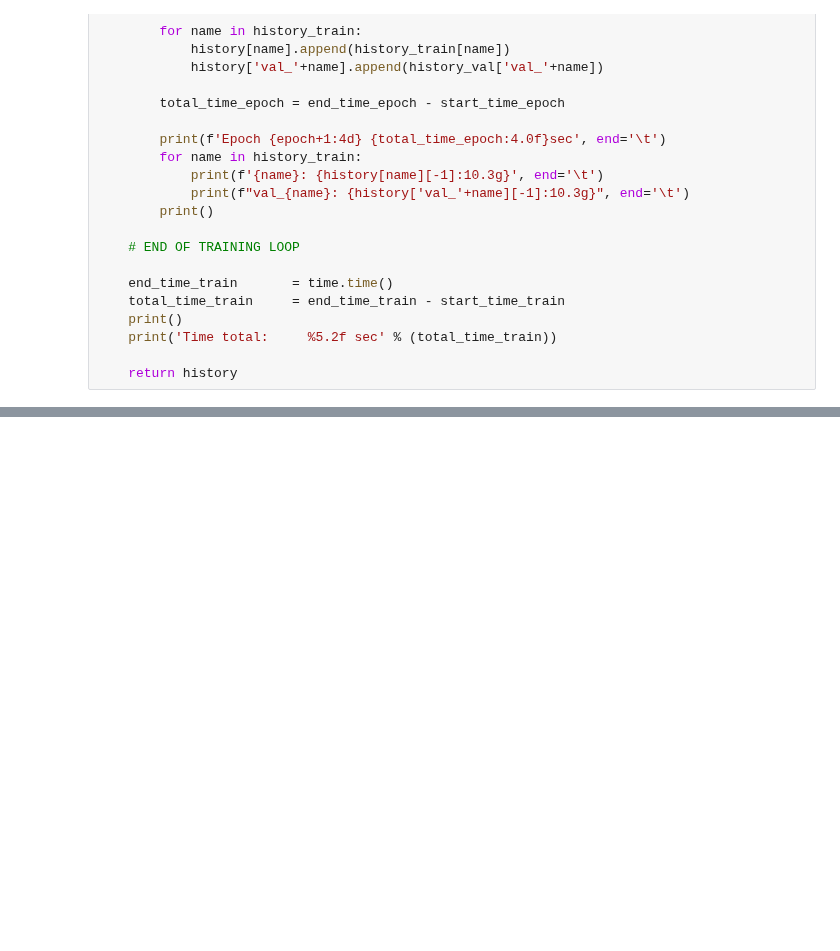
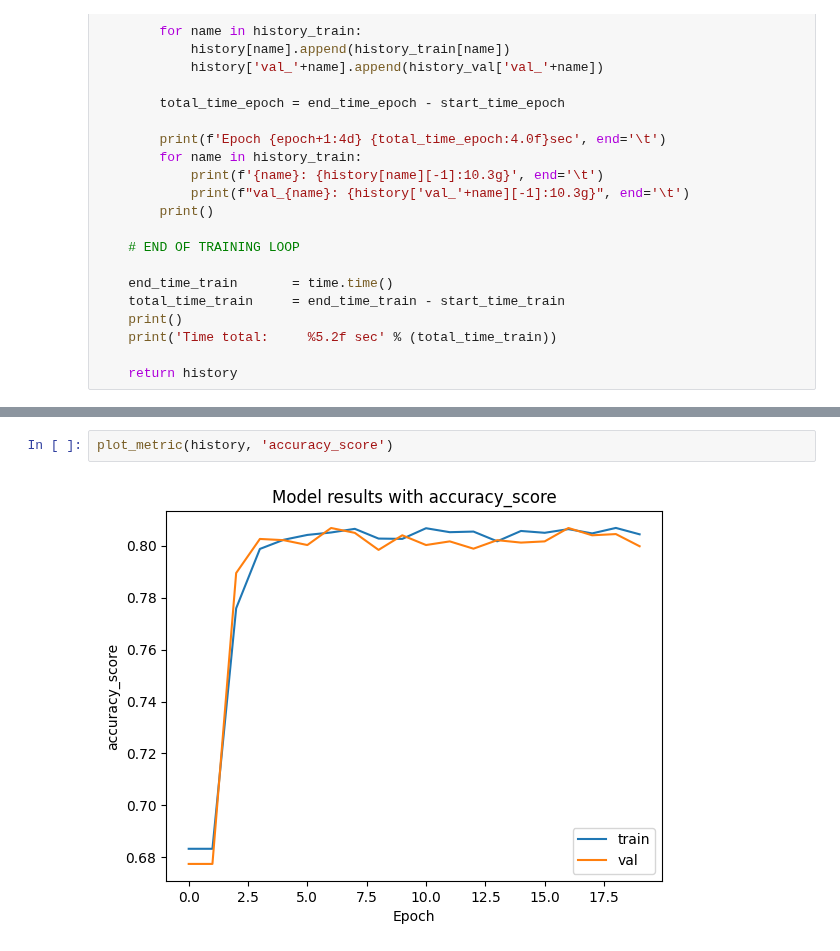
Before and after one commit to VDidyk/AI, a Jupyter notebook: save-image-data.ipynb, the cells around one changed output, grey strips where cells are left out. Saved outputs shown, nothing was run; the diff lists cells and outputs as text; blank space fills up the shorter version.

```diff
--- a/save-image-data.ipynb
+++ b/save-image-data.ipynb
@@ -405,0 +423,4 @@ RuntimeError: Calculated padded input size per channel: (2 x 2). Kernel size: (3
+# %%
+plot_metric(history, 'accuracy_score')
+# %% [output]
+[figure, added]
```
Also changed, not shown: parts of 6 cells of this notebook.
